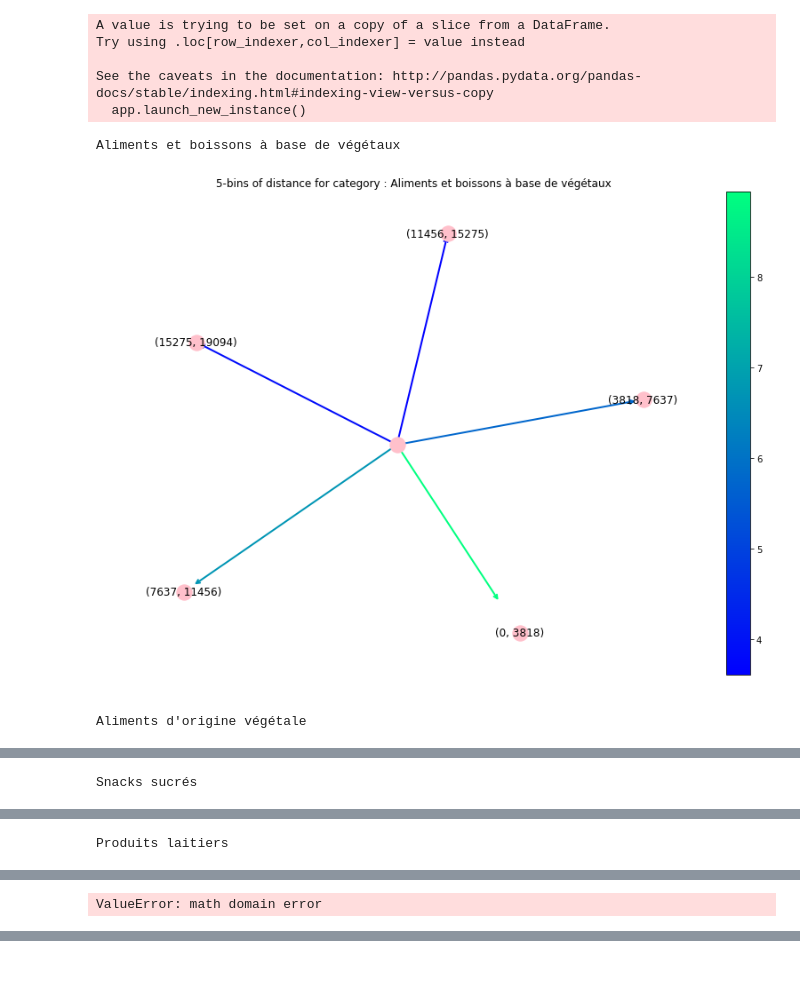
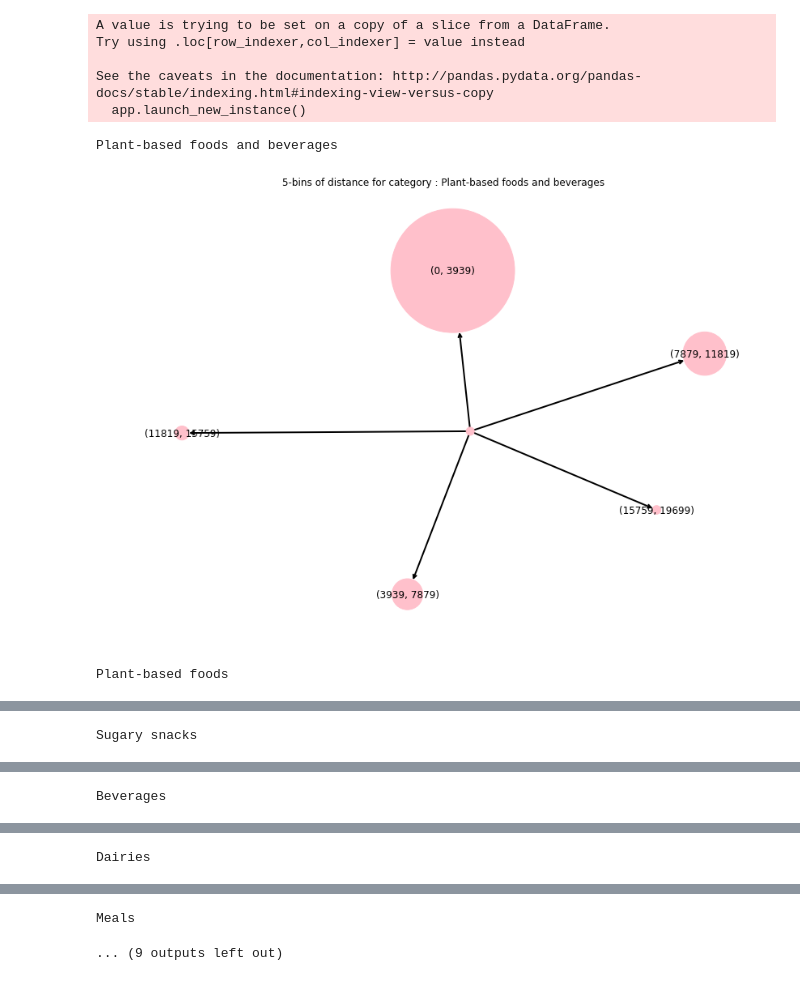
Before and after one commit to lanzrein/ada_project, a Jupyter notebook: CategoryDistance.ipynb, the cells around one changed output, grey strips where cells are left out. Saved outputs shown, nothing was run; the diff lists cells and outputs as text; code cells hidden in the pictures.

Commit message:
save figs

```diff
--- a/CategoryDistance.ipynb
+++ b/CategoryDistance.ipynb
@@ -8,7 +8,7 @@ from geopy import distance
 import math
 import matplotlib as mpl
 # %%
-def do_star_graph_series(series,node_color='pink',font_color='black',mode='node',title=''):
+def do_star_graph_series(series,node_color='pink',font_color='black',mode='node',title='',save_under=''):
     labs = ['']+list(series.index)
     labs = dict(zip(labs,labs))
     g = nx.DiGraph()
@@ -51,7 +51,10 @@ def do_star_graph_series(series,node_color='pink',font_color='black',mode='node'
     ax.set_axis_off()
     fig = plt.gcf()
     fig.set_size_inches(14,10)
+
     plt.title(title)
+    if len(save_under) > 0 :
+        plt.savefig(save_under)
     plt.show()
 # %%
 data = pd.read_csv('openfoodfacts.csv',delimiter='\t',low_memory = False)
@@ -75,6 +84,6 @@ z.head()
 # %%
 ## Explode the categroies...
-explode = z['categories'].str.split(',').apply(pd.Series).unstack().dropna().to_frame()
+explode = z['categories_en'].str.split(',').apply(pd.Series).unstack().dropna().to_frame()
 explode = explode.reset_index().set_index('level_1')
 explode = explode.drop(['level_0'],axis=1)
 explode.index.name=''
@@ -143,23 +152,23 @@ Boissons
 # %%
 for category in largest.index:
     cat = merged[merged[0]==category]
     cat['distance'] = cat['distance'].apply(lambda x : float(x[:-2]))
     print(category)
     count, division = np.histogram((cat['distance']),bins=5)
     ziped = list(zip(division.astype(int),division[1:].astype(int)))
 
 
 
     series = pd.Series(count)
     series.index = ziped
-    do_star_graph_series(series,mode='edge',title="5-bins of distance for category : "+category)
+    do_star_graph_series(series,mode='node',title="5-bins of distance for category : "+category)
     plt.show()
 # %% [output]
 A value is trying to be set on a copy of a slice from a DataFrame.
 Try using .loc[row_indexer,col_indexer] = value instead
 
 See the caveats in the documentation: http://pandas.pydata.org/pandas-docs/stable/indexing.html#indexing-view-versus-copy
   app.launch_new_instance()
-Aliments et boissons à base de végétaux
+Plant-based foods and beverages
-[figure, old version]
+[figure, new version]
-Aliments d'origine végétale
+Plant-based foods
@@ -167 +176 @@ Aliments d'origine végétale
-Snacks sucrés
+Sugary snacks
@@ -169 +178 @@ Snacks sucrés
-Produits laitiers
+Beverages
@@ -170 +180 @@ Produits laitiers
-ValueError: math domain error
+Dairies
@@ -170,0 +182,2 @@ ValueError: math domain error
+Meals
+... (9 outputs left out)
```
Also changed, not shown: parts of 8 cells of this notebook, 46 other files.
